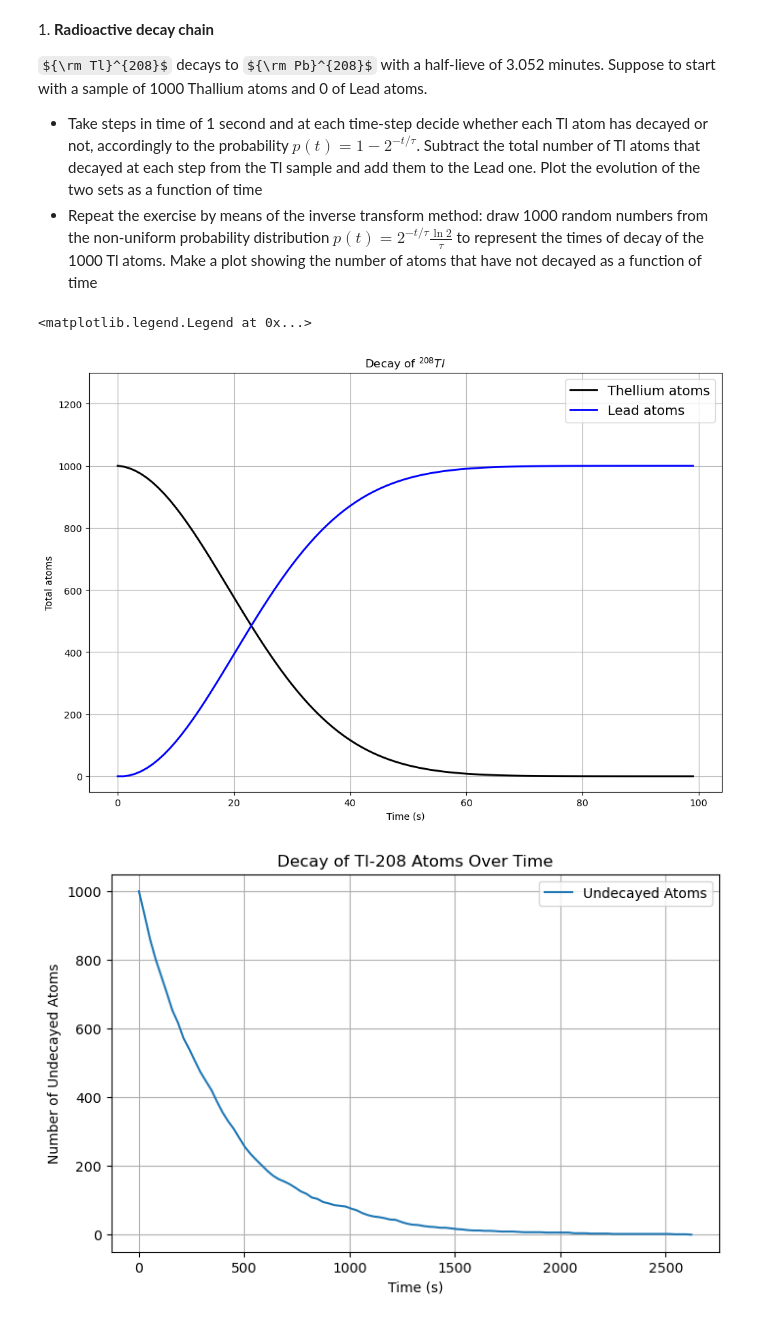
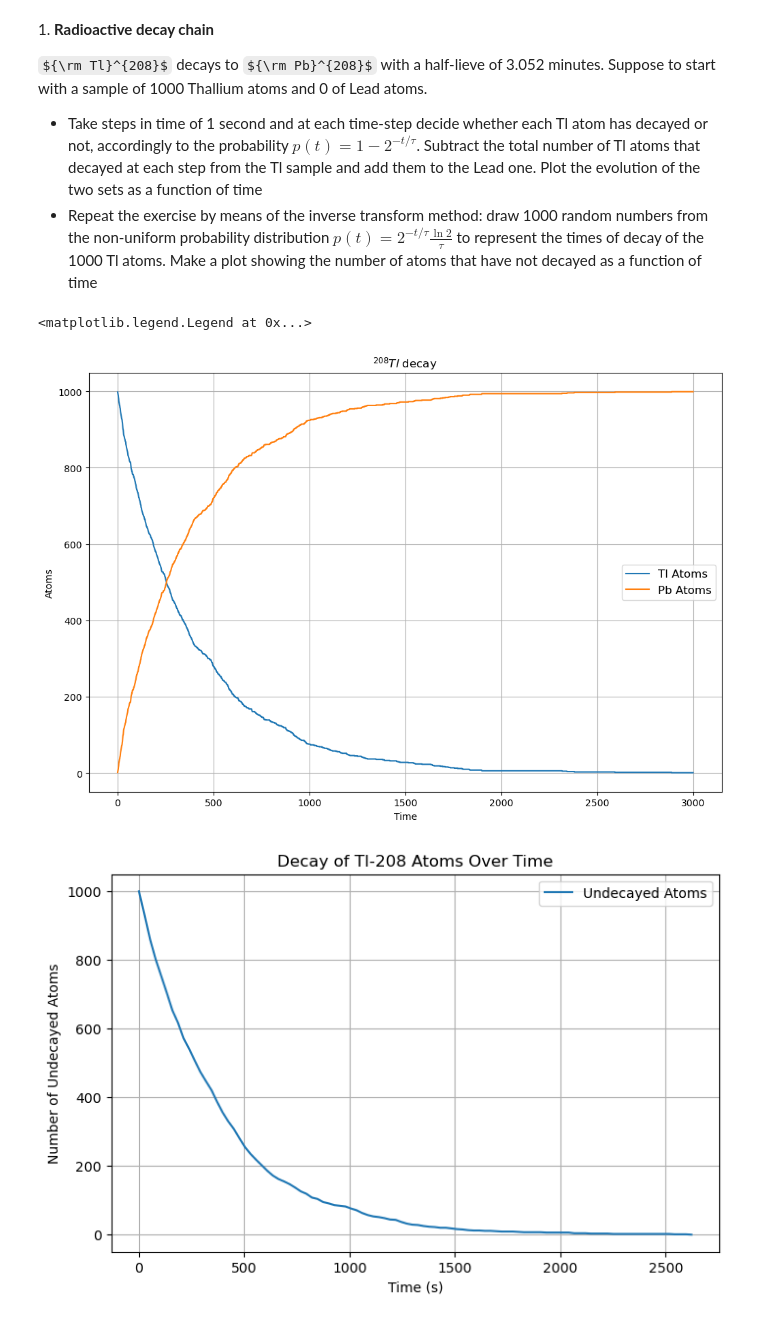
Before and after one commit to FrancescoLR02/LaboratoryOfComputationalPhysics_Y7, a Jupyter notebook: 10ex_MonteCarlo.ipynb, the cells around one changed output. Cells and saved outputs as stored; diff of their text form; code cells hidden in the pictures; some formulas as TeX source.

```diff
--- a/10ex_MonteCarlo.ipynb
+++ b/10ex_MonteCarlo.ipynb
@@ -11,39 +11,43 @@ ${\rm Tl}^{208}$ decays to ${\rm Pb}^{208}$ with a half-lieve of 3.052 minutes.
 
 * Take steps in time of 1 second and at each time-step decide whether each Tl atom has decayed or not, accordingly to the probability $p(t)=1-2^{-t/\tau}$. Subtract the total number of Tl atoms that decayed at each step from the Tl sample and add them to the Lead one. Plot the evolution of the two sets as a function of time
 * Repeat the exercise by means of the inverse transform method: draw 1000 random numbers from the non-uniform probability distribution $p(t)=2^{-t/\tau}\frac{\ln 2}{\tau}$ to represent the times of decay of the 1000 Tl atoms. Make a plot showing the number of atoms that have not decayed as a function of time
-# %%
-Probab = lambda t, tau: (1 - 2**(-t/tau))
-tauF = lambda tHalf: tHalf/np.log(2)
-
-tHalf = 183.13
-Time = np.arange(100)
-tau = tauF(tHalf)
-
-
-Atoms = {
-   'Tl': [1000],
-   'Pb': [0]
-}
-
-for i, t in enumerate(Time, start=0):
-
-   ProbabOfDecay = Probab(t, tau)
-   Atoms['Tl'].append(Atoms['Tl'][i] - Atoms['Tl'][i]*ProbabOfDecay)
-   Atoms['Pb'].append(Atoms['Tl'][0] - Atoms['Tl'][i])
-
-
-plt.figure(figsize = (12, 8))
-plt.plot(Time, Atoms['Tl'][1:], color="black", label="Thellium atoms", lw = 2)
-plt.plot(Time, Atoms['Pb'][1:], color="blue", label="Lead atoms", lw = 2)
-plt.xlabel("Time (s)")
-plt.ylabel("Total atoms")
-plt.ylim(-50, 1300)
-plt.title(r"Decay of $^{208}Tl$")
-plt.grid(True)
-plt.legend(fontsize = 14)
-# %% [output]
-<matplotlib.legend.Legend at 0x...>
-[figure, removed]
+# %%
+import numpy as np
+import matplotlib.pyplot as plt
+
+InitialTl, InitialPb = 1000, 0
+tHalf = 3.052*60
+tau = tHalf/np.log(2)
+DeltaT = 1
+DecayProb = lambda t: 1-2**(-t/tau)
+t = np.arange(1, 3000)
+
+Atoms = {
+   'Tl': [InitialTl],
+   'Pb': [InitialPb]
+}
+
+for i in t:
+
+   Decayed = np.sum(np.random.rand(Atoms['Tl'][i-1]) < DecayProb(DeltaT))
+
+   Atoms['Tl'].append(Atoms['Tl'][i-1] - Decayed)
+   Atoms['Pb'].append(Atoms['Pb'][i-1] + Decayed)
+
+
+
+plt.figure(figsize=(12, 8))
+plt.plot(t, Atoms['Tl'][1:], label="Tl Atoms")
+plt.plot(t, Atoms['Pb'][1:], label="Pb Atoms")
+
+plt.grid(True)
+plt.xlabel("Time")
+plt.ylabel("Atoms")
+plt.title(r"$^{208}Tl$ decay ")
+plt.legend(fontsize = 12)
+# %% [output]
+<matplotlib.legend.Legend at 0x...>
+[figure, added]
 # %%
 #Using invers transform method:
 
```
